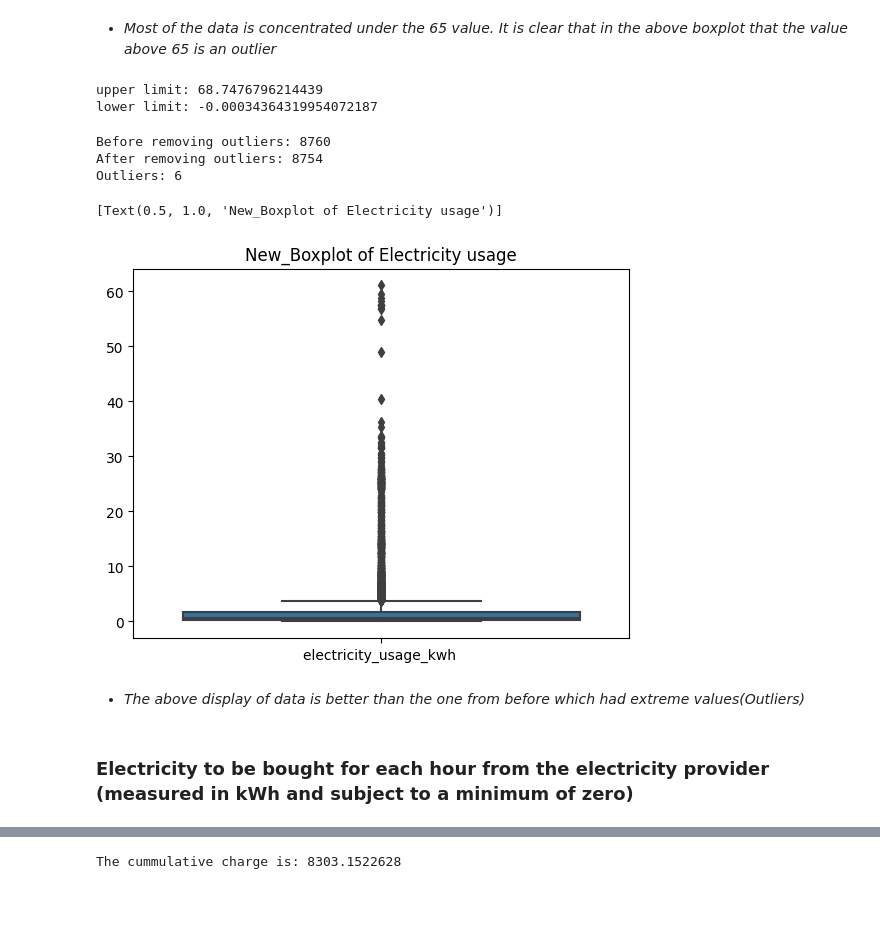
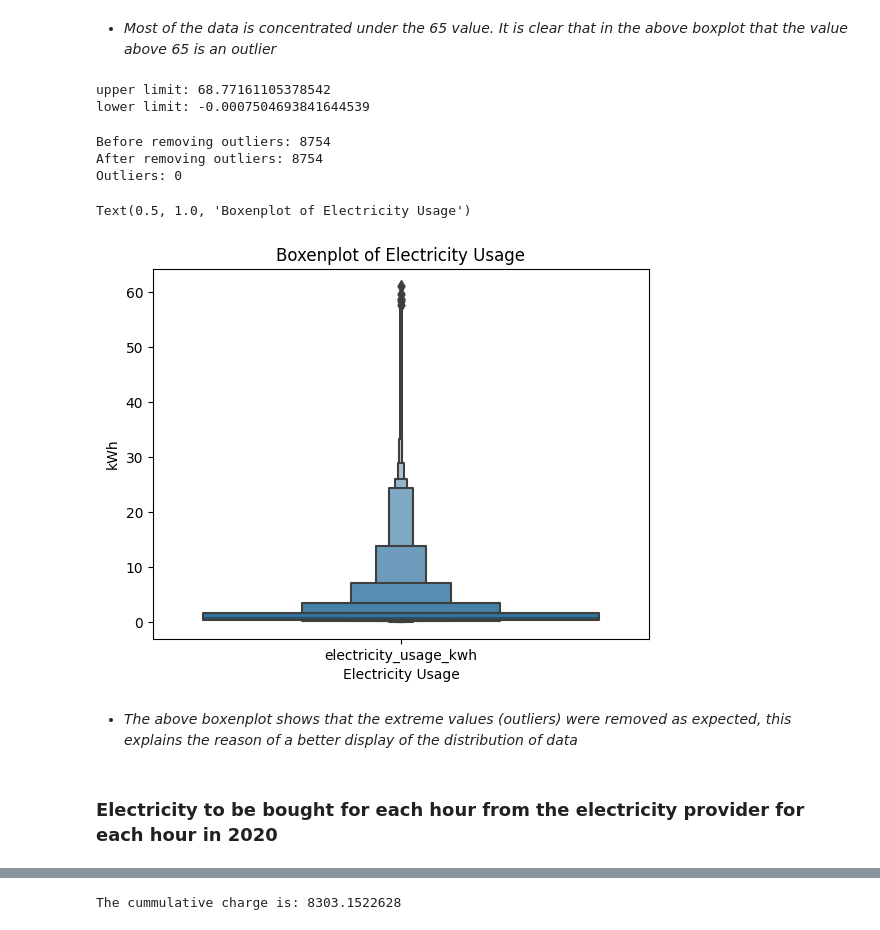
Before and after one commit to Ernestcollins15/Electricity-Consumption, a Jupyter notebook: electricity_consumption.ipynb, the cells around one changed output, grey strips where cells are left out. Cells and saved outputs as stored; diff of their text form; code cells hidden in the pictures; blank space fills up the shorter version.

```diff
--- a/electricity_consumption.ipynb
+++ b/electricity_consumption.ipynb
@@ -9,6 +10,7 @@ import plotly.express as px
 # %%
 #Getting the data and puting it in object 'electricity_consumption_data'
-electricity_consumption_data = pd.read_excel(r"Junior_data_Analyst _ Data.xlsx",parse_dates = ["Date_hour_start"],skiprows=2,nrows=8760)
+electricity_consumption_data = pd.read_excel(r"Junior_data_Analyst_Data.xlsx",parse_dates = ["Date_hour_start"],skiprows=2,nrows=8760)
+electricity_consumption_data = electricity_consumption_data.copy()
 electricity_consumption_data
 # %% [output]
 |  | Hour | Date_hour_start | Solar_electricity_generation_kWh | Electricity_usage_kWh |
@@ -102,0 +78,4 @@ Text(0.5, 1.0, 'Boxplot of Electricity usage')
+# %%
+#Dropping electricity_usage_kwh rows which have values < 0
+electricity_consumption_data = electricity_consumption_data[electricity_consumption_data['electricity_usage_kwh'] >= 0]
+electricity_consumption_data.shape
@@ -104,20 +120,21 @@ Text(0.5, 1.0, 'Boxplot of Electricity usage')
 * *Most of the data is concentrated under the 65 value. It is clear that in the above boxplot that the value above 65 is an outlier*
 # %%
 #Checking the Z-score to make the necessary corrections to the data
-upper_limit = electricity_consumption_data['electricity_usage_kwh '].mean() + 0.125*electricity_consumption_data['electricity_usage_kwh '].std()
-lower_limit = electricity_consumption_data['electricity_usage_kwh '].mean() - 0.01487965*electricity_consumption_data['electricity_usage_kwh '].std()
+upper_limit = electricity_consumption_data['electricity_usage_kwh'].mean() + 0.125*electricity_consumption_data['electricity_usage_kwh'].std()
+lower_limit = electricity_consumption_data['electricity_usage_kwh'].mean() - 0.01488925*electricity_consumption_data['electricity_usage_kwh'].std()
 print('upper limit:',upper_limit)
 print('lower limit:',lower_limit)
 # %% [output]
-upper limit: 68.7476796214439
-lower limit: -0.00034364319954072187
+upper limit: 68.77161105378542
+lower limit: -0.0007504693841644539
 # %%
 #Using the Z-score to remove outliers to trim the data
-new_electricity_consumption_data = electricity_consumption_data.loc[(electricity_consumption_data['electricity_usage_kwh '] < upper_limit) & (electricity_consumption_data['electricity_usage_kwh '] > lower_limit)]
+new_electricity_consumption_data = electricity_consumption_data.loc[(electricity_consumption_data['electricity_usage_kwh'] < upper_limit) & (electricity_consumption_data['electricity_usage_kwh'] > lower_limit)]
+electricity_consumption_data = new_electricity_consumption_data
 print('Before removing outliers:',len(electricity_consumption_data))
 print('After removing outliers:',len(new_electricity_consumption_data))
 print('Outliers:',len(electricity_consumption_data)-len(new_electricity_consumption_data))
 # %% [output]
-Before removing outliers: 8760
+Before removing outliers: 8754
 After removing outliers: 8754
-Outliers: 6
+Outliers: 0
@@ -126,10 +141,17 @@ electricity_consumption_data = new_electricity_consumption_data
 # %%
 #Checking if the outliers were removed as expected
-sns.boxplot(electricity_consumption_data[['electricity_usage_kwh ']]).set(title = "New_Boxplot of Electricity usage")
+
+# Creating a boxenplot for 'electricity_usage_kwh' column
+sns.boxenplot(data=electricity_consumption_data[['electricity_usage_kwh']])
+
+# Adding labels and title
+plt.xlabel('Electricity Usage')
+plt.ylabel('kWh')
+plt.title('Boxenplot of Electricity Usage')
 # %% [output]
-[Text(0.5, 1.0, 'New_Boxplot of Electricity usage')]
+Text(0.5, 1.0, 'Boxenplot of Electricity Usage')
-[figure, old version]
+[figure, new version]
-# %% [markdown]
-* *The above display of data is better than the one from before which had extreme values(Outliers)*
+# %% [markdown]
+* *The above boxenplot shows that the extreme values (outliers) were removed as expected, this explains the reason of a better display of the distribution of data*
 # %% [markdown]
-### Electricity to be bought for each hour from the electricity provider (measured in kWh and subject to a minimum of zero)
+### Electricity to be bought for each hour from the electricity provider for each hour in 2020
```
Also changed, not shown: parts of 41 cells of this notebook, 5 other files.
